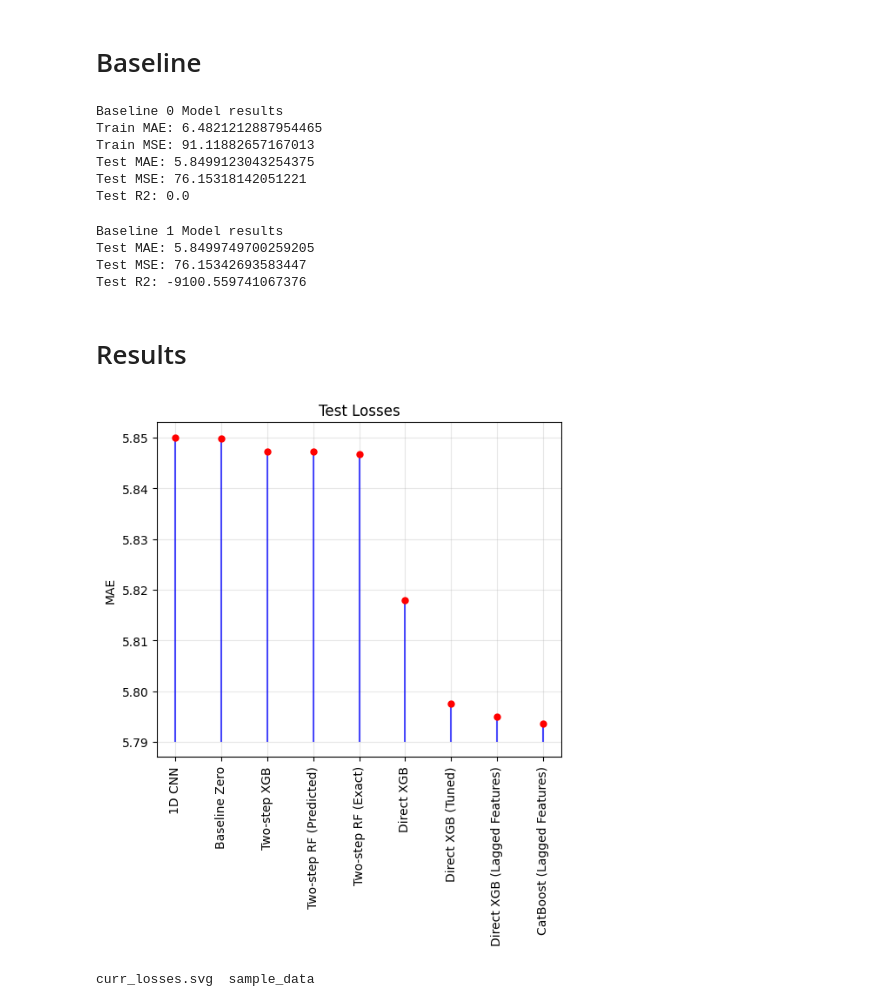
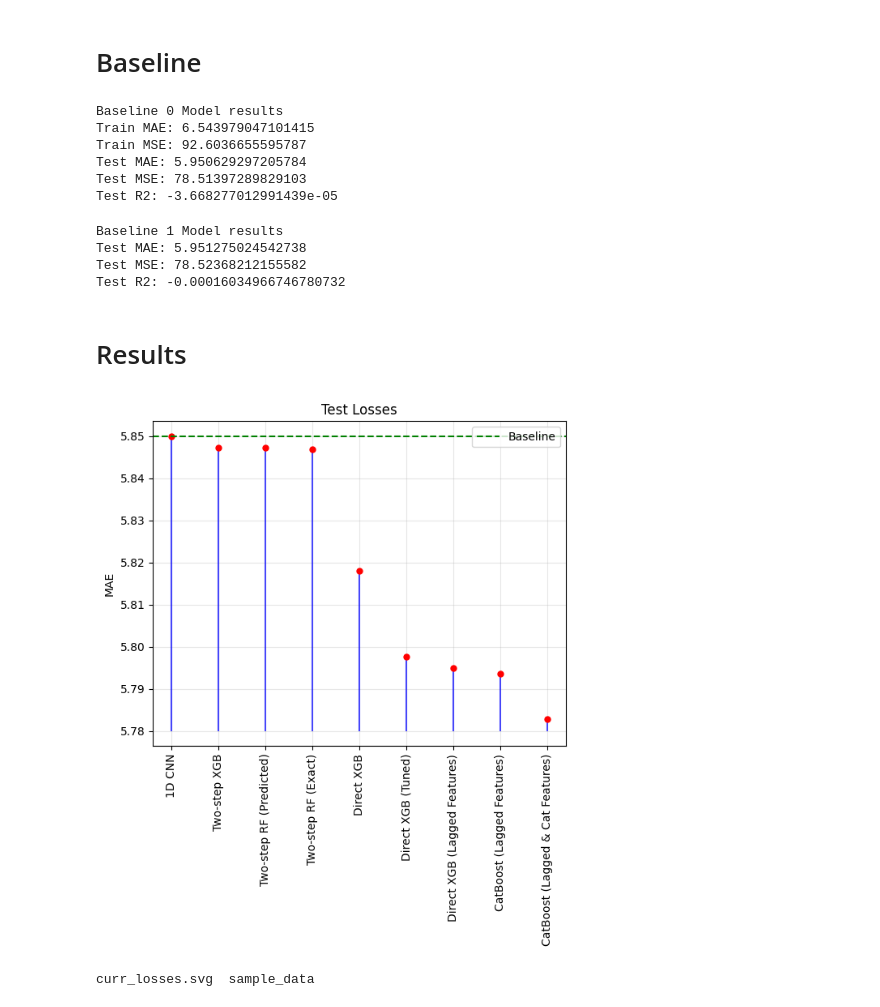
Before and after one commit to fdraverta/comp642-project, a Jupyter notebook: dd-notebooks/decision_trees.ipynb, the cells around one changed output. Cells and saved outputs as stored; diff of their text form; code cells hidden in the pictures.

```diff
--- a/dd-notebooks/decision_trees.ipynb
+++ b/dd-notebooks/decision_trees.ipynb
@@ -522,6 +962,7 @@ y_test = test_df[target_column]
 # Best Parameters: {'subsample': 1, 'n_estimators': 300, 'max_depth': 5, 'learning_rate': 0.1, 'gamma': 0.1, 'colsample_bytree': 1.0}
 
 start_time = time.time()
-xgbRegressor = xgb.XGBRegressor(n_estimators=300, learning_rate=0.1)
+xgbRegressor = xgb.XGBRegressor(n_estimators=300, learning_rate=0.1, gamma=0.1)
 xgbRegressor.fit(X_train, y_train)
 end_time = time.time()
+print(f'Training time taken by XGBoost: {(end_time-start_time)/60} minutes')
@@ -668,0 +1247,20 @@ Test R2 Score: 0.015111158557871263
+# %%
+baseline_zero_prediction = 5.950629297205784
+stack_mae_test = 5.8843163026543825
+
+models = ['Stacking', 'XGBoost', 'CatBoost']
+test_losses = [stack_mae_test, xgb_mae_test, cat_mae_test]
+sorted_data = sorted(zip(models, test_losses), key=lambda x: -x[1])
+models_sorted, test_losses_sorted = zip(*sorted_data)
+
+plt.figure(figsize=(5, 5))
+plt.vlines(range(len(models_sorted)), ymin=5.8, ymax=test_losses_sorted, color='blue',
+            alpha=0.7)
+plt.plot(range(len(models_sorted)), test_losses_sorted, 'o', color='red', markersize=5)
+plt.axhline(y=baseline_zero_prediction, color='green', linestyle='--', label='Baseline')
+plt.xticks(range(len(models_sorted)), models_sorted, rotation=90)
+plt.grid(True, alpha=0.3)
+plt.legend(loc='upper right')
+plt.ylabel('MAE')
+plt.title('Test Losses')
+plt.tight_layout()
@@ -678,7 +1278,7 @@ train_baseline_mae = (baseline_pred - train_df["target"]).abs().mean()
 train_baseline_mse = ((baseline_pred - train_df["target"]) ** 2).mean()
 test_baseline_mae = (baseline_pred - test_df["target"]).abs().mean()
 test_baseline_mse = ((baseline_pred - test_df["target"]) ** 2).mean()
-test_baseline_r2 = r2_score([baseline_pred] * len(test_df), test_df["target"])
+test_baseline_r2 = r2_score(test_df["target"], [baseline_pred] * len(test_df))
 
 
 print("Train MAE:", train_baseline_mae)
@@ -688,11 +1288,11 @@ print("Test MSE:", test_baseline_mse)
 print("Test R2:", test_baseline_r2)
 # %% [output]
 Baseline 0 Model results
-Train MAE: 6.4821212887954465
-Train MSE: 91.11882657167013
-Test MAE: 5.8499123043254375
-Test MSE: 76.15318142051221
-Test R2: 0.0
+Train MAE: 6.543979047101415
+Train MSE: 92.6036655595787
+Test MAE: 5.950629297205784
+Test MSE: 78.51397289829103
+Test R2: -3.668277012991439e-05
 # %%
 simple_mapping = {
                 1: 0.1,
@@ -700,60 +1300,64 @@ simple_mapping = {
                 -1: -0.1}
 test_df['baseline_1'] = test_df['imbalance_buy_sell_flag'].map(simple_mapping)
 print("Baseline 1 Model results")
-test_baseline_mae = mean_absolute_error(test_df['baseline_1'], test_df["target"])
-test_baseline_mse = mean_squared_error(test_df['baseline_1'], test_df["target"])
-test_baseline_r2 = r2_score(test_df['baseline_1'], test_df["target"])
+test_baseline_mae = mean_absolute_error(test_df["target"], test_df['baseline_1'])
+test_baseline_mse = mean_squared_error(test_df["target"], test_df['baseline_1'])
+test_baseline_r2 = r2_score(test_df["target"], test_df['baseline_1'])
 
 print("Test MAE:", test_baseline_mae)
 print("Test MSE:", test_baseline_mse)
 print("Test R2:", test_baseline_r2)
 # %% [output]
 Baseline 1 Model results
-Test MAE: 5.8499749700259205
-Test MSE: 76.15342693583447
-Test R2: -9100.559741067376
+Test MAE: 5.951275024542738
+Test MSE: 78.52368212155582
+Test R2: -0.00016034966746780732
 # %% [markdown]
 # Results
 # %%
 # Test Losses so far
 def plot_latest_results(save=False):
   baseline_zero_prediction = 5.8499123043254375
   two_step_index_prediction_rf_wap_exact = 5.846767206098662
   two_step_index_prediction_rf_wap_predicted = 5.8472741657781535
   two_step_index_prediction_xgb = 5.8472744375779
   direct_index_prediction_xgb = 5.8180043931705905
   direct_index_prediction_xgb_tuned = 5.79754806602575
   direct_index_prediction_xgb_tunes_past_features = 5.795017667437385
   cat_boost_past_features = 5.793641841086204
+  cat_boost_past_cat_features = 5.782766339896513
   one_d_cnn = 5.850025976086137
 
-  models = ['Baseline Zero', 'Two-step RF (Exact)', 'Two-step RF (Predicted)',
+  models = ['Two-step RF (Exact)', 'Two-step RF (Predicted)',
             'Two-step XGB', 'Direct XGB', 'Direct XGB (Tuned)', 'Direct XGB (Lagged Features)',
-            'CatBoost (Lagged Features)', '1D CNN']
-  test_losses = [baseline_zero_prediction, two_step_index_prediction_rf_wap_exact,
+            'CatBoost (Lagged Features)',  'CatBoost (Lagged & Cat Features)', '1D CNN']
+  test_losses = [two_step_index_prediction_rf_wap_exact,
                 two_step_index_prediction_rf_wap_predicted, two_step_index_prediction_xgb,
                 direct_index_prediction_xgb, direct_index_prediction_xgb_tuned,
-                direct_index_prediction_xgb_tunes_past_features, cat_boost_past_features, one_d_cnn]
+                direct_index_prediction_xgb_tunes_past_features, cat_boost_past_features,
+                cat_boost_past_cat_features, one_d_cnn]
 
   sorted_data = sorted(zip(models, test_losses), key=lambda x: -x[1])
   models_sorted, test_losses_sorted = zip(*sorted_data)
 
-  plt.figure(figsize=(6, 5))
-  plt.vlines(range(len(models_sorted)), ymin=5.79, ymax=test_losses_sorted, color='blue',
+  plt.figure(figsize=(6, 7))
+  plt.vlines(range(len(models_sorted)), ymin=5.78, ymax=test_losses_sorted, color='blue',
             alpha=0.7)
   plt.plot(range(len(models_sorted)), test_losses_sorted, 'o', color='red', markersize=5)
+  plt.axhline(y=baseline_zero_prediction, color='green', linestyle='--', label='Baseline')
   plt.xticks(range(len(models_sorted)), models_sorted, rotation=90)
   plt.grid(True, alpha=0.3)
+  plt.legend(loc='upper right')
   plt.ylabel('MAE')
-
   plt.title('Test Losses')
+  plt.tight_layout()
   if save:
-    plt.savefig("curr_losses.svg")
+    plt.savefig("curr_losses.png")
   plt.show()
 
-plot_latest_results()
+plot_latest_results(save=True)
 # %% [output]
-[figure, old version]
+[figure, new version]
 # %%
 !ls
 # %% [output]
```
Also changed, not shown: parts of 86 cells of this notebook, 2 other files.
